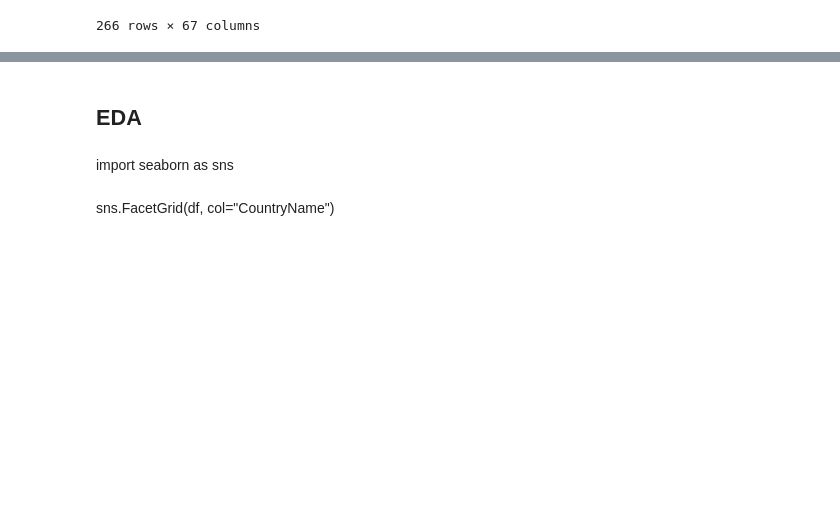
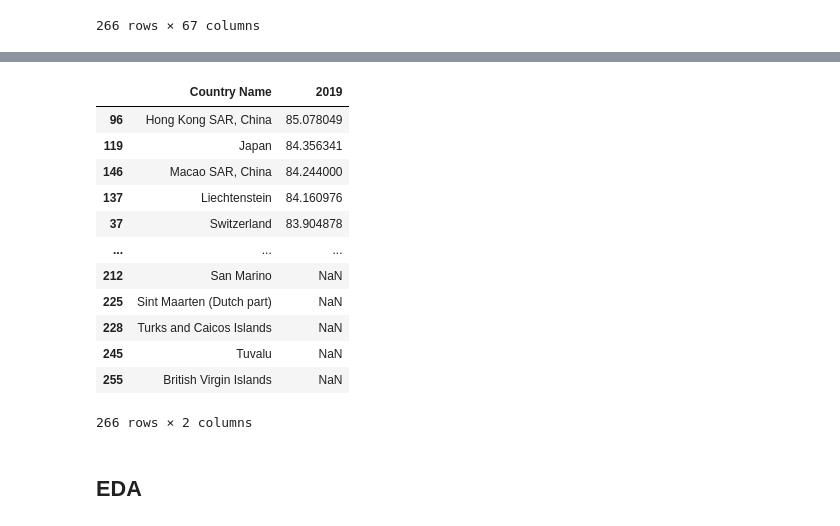
Before and after one commit to nogibjj/data-science-projects, a Jupyter notebook: projects/life-expectency.ipynb, the cells around one changed output, grey strips where cells are left out. Cells and saved outputs as stored; diff of their text form; code cells hidden in the pictures; blank space fills up the shorter version.

```diff
--- a/projects/life-expectency.ipynb
+++ b/projects/life-expectency.ipynb
@@ -44,0 +59,16 @@ df.isna()
+# %%
+df[["Country Name", "2020"]].sort_values(by="2020", ascending=False)
+# %% [output]
+|  | Country Name | 2019 |
+| 96 | Hong Kong SAR, China | 85.078049 |
+| 119 | Japan | 84.356341 |
+| 146 | Macao SAR, China | 84.244000 |
+| 137 | Liechtenstein | 84.160976 |
+| 37 | Switzerland | 83.904878 |
+| ... | ... | ... |
+| 212 | San Marino | NaN |
+| 225 | Sint Maarten (Dutch part) | NaN |
+| 228 | Turks and Caicos Islands | NaN |
+| 245 | Tuvalu | NaN |
+| 255 | British Virgin Islands | NaN |
+266 rows × 2 columns
@@ -45,6 +77,2 @@ df.isna()
 # %% [markdown]
 ## EDA
-# %% [markdown]
-import seaborn as sns
-# %% [markdown]
-sns.FacetGrid(df, col="CountryName")
```
Also changed, not shown: parts of 7 cells of this notebook.
